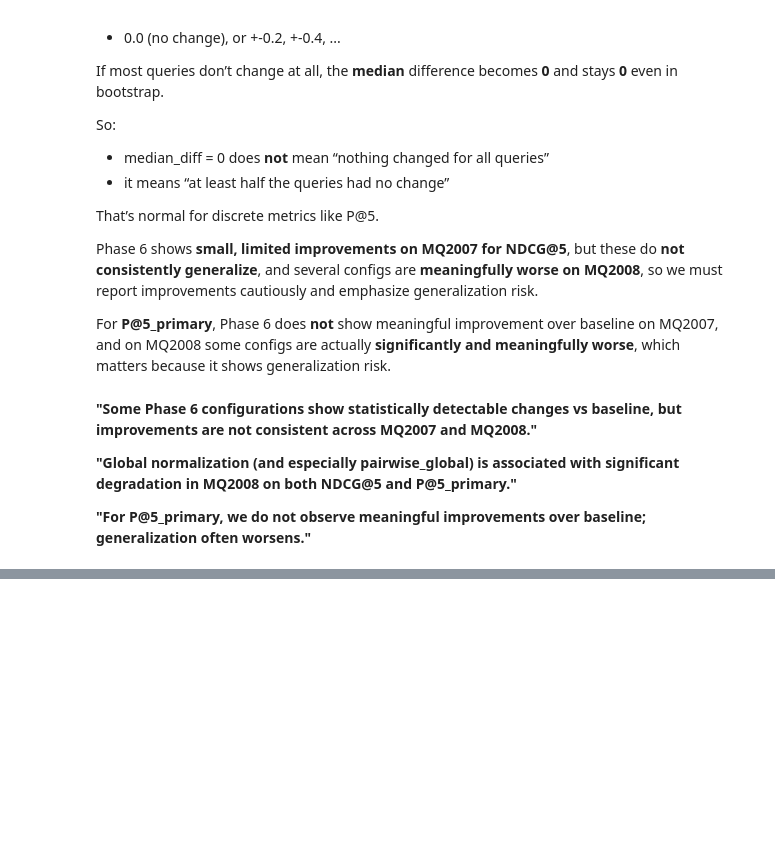
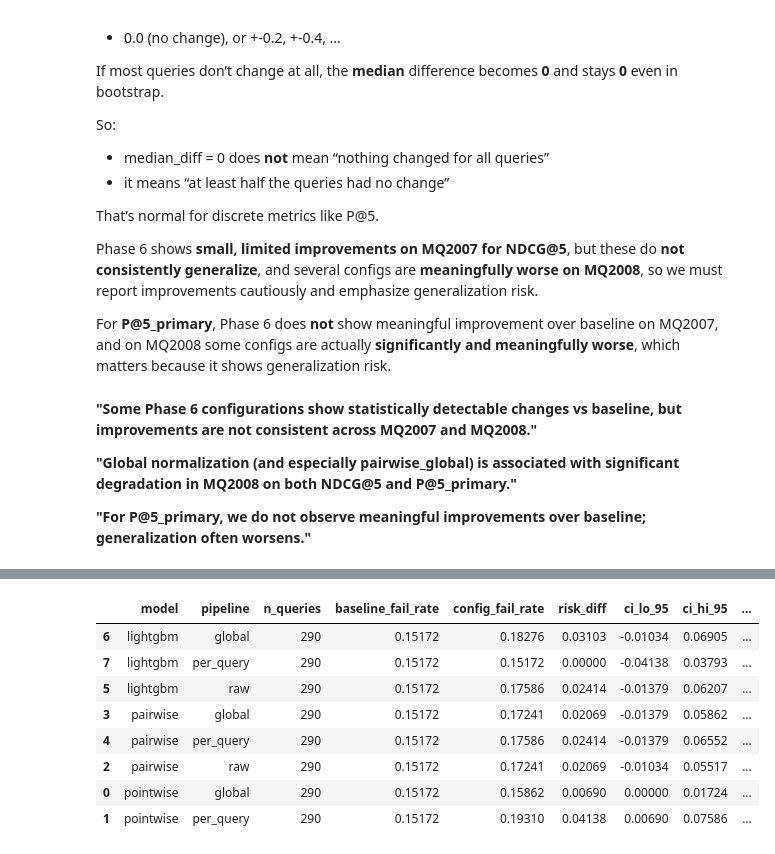
Before and after one commit to KushalMarahatta/Capstone_coding, a Jupyter notebook: notebooks/07_statistical_test.ipynb, the cells around one changed output, grey strips where cells are left out. Drawn from its saved outputs; the diff is of its cells as text; code cells hidden in the pictures; blank space fills up the shorter version.

Commit message:
Ran McNemar test for failure rates of both 2007 and 2008 dataset and interpreted the output

```diff
--- a/notebooks/07_statistical_test.ipynb
+++ b/notebooks/07_statistical_test.ipynb
@@ -620,0 +623,73 @@ For **P@5_primary**, Phase 6 does **not** show meaningful improvement over basel
+# %%
+print('='*80)
+print('FAILURE@5_PRIMARY: McNEMAR PAIRED BINARY TESTS VS BASELINE')
+print('='*80)
+
+fail_rows=[]
+
+for dataset in DATASETS:
+    baseline_key=f'{BASELINE_KEY}_{dataset}'
+    df_base=qm[baseline_key]
+
+    for cfg in COMPARE_CONFIGS:
+        cfg_key=f'{cfg}_{dataset}'
+        df_cfg=qm[cfg_key]
+        model, pipeline=cfg.split('_', 1)
+
+        fa_raw, fb_raw, _=paired_merge(df_base, df_cfg, '_fail_flag',
+                                         evaluable_only=True)
+        n=len(fa_raw)
+        fa=fa_raw.astype(int)
+        fb=fb_raw.astype(int)
+
+        b01, b10, pval, note=mcnemar_test(fa, fb)
+        risk_diff=float(fb.mean()-fa.mean())
+        ci_lo, ci_hi=bootstrap_ci_risk_diff(fa, fb)
+
+        if note:
+            warnings_log.append(f'{cfg_key} failure: {note}')
+
+        fail_rows.append({
+            'dataset':dataset,
+            'model':model,
+            'pipeline':pipeline,
+            'config':cfg,
+            'n_queries':n,
+            'baseline_fail_rate':float(fa.mean()),
+            'config_fail_rate':float(fb.mean()),
+            'risk_diff':risk_diff,
+            'ci_lo_95':ci_lo,
+            'ci_hi_95':ci_hi,
+            'b01_new_fails':b01,
+            'b10_resolved':b10,
+            'pval_raw':pval,
+            'note':note
+        })
+
+fail_df=pd.DataFrame(fail_rows)
+
+#BH-FDR per dataset
+fail_df['qval_fdr']=np.nan
+for dataset in DATASETS:
+    mask=fail_df['dataset']==dataset
+    fail_df.loc[mask, 'qval_fdr']=bh_fdr(fail_df.loc[mask, 'pval_raw'].values)
+
+#Adding direction column
+fail_df['direction']=np.sign(fail_df['risk_diff'])
+
+print('\nFailure@5 results (MQ2007):')
+display(fail_df[fail_df['dataset']=='2007']
+        [['model','pipeline','n_queries','baseline_fail_rate','config_fail_rate',
+          'risk_diff','ci_lo_95','ci_hi_95','b01_new_fails','b10_resolved',
+          'pval_raw','qval_fdr','direction','note']]
+        .sort_values(['model','pipeline']))
+
+print('\nFailure@5 results (MQ2008):')
+display(fail_df[fail_df['dataset']=='2008']
+        [['model','pipeline','n_queries','baseline_fail_rate','config_fail_rate',
+          'risk_diff','ci_lo_95','ci_hi_95','b01_new_fails','b10_resolved',
+          'pval_raw','qval_fdr','direction','note']]
+        .sort_values(['model','pipeline']))
+
+print(f'\nFailure rows: {len(fail_df)}')
+# %% [output]
@@ -620,0 +701,9 @@ For **P@5_primary**, Phase 6 does **not** show meaningful improvement over basel
+|  | model | pipeline | n_queries | baseline_fail_rate | config_fail_rate | risk_diff | ci_lo_95 | ci_hi_95 | ... |
+| 6 | lightgbm | global | 290 | 0.15172 | 0.18276 | 0.03103 | -0.01034 | 0.06905 | ... |
+| 7 | lightgbm | per_query | 290 | 0.15172 | 0.15172 | 0.00000 | -0.04138 | 0.03793 | ... |
+| 5 | lightgbm | raw | 290 | 0.15172 | 0.17586 | 0.02414 | -0.01379 | 0.06207 | ... |
+| 3 | pairwise | global | 290 | 0.15172 | 0.17241 | 0.02069 | -0.01379 | 0.05862 | ... |
+| 4 | pairwise | per_query | 290 | 0.15172 | 0.17586 | 0.02414 | -0.01379 | 0.06552 | ... |
+| 2 | pairwise | raw | 290 | 0.15172 | 0.17241 | 0.02069 | -0.01034 | 0.05517 | ... |
+| 0 | pointwise | global | 290 | 0.15172 | 0.15862 | 0.00690 | 0.00000 | 0.01724 | ... |
+| 1 | pointwise | per_query | 290 | 0.15172 | 0.19310 | 0.04138 | 0.00690 | 0.07586 | ... |
```
Also changed, not shown: parts of 5 cells of this notebook.
